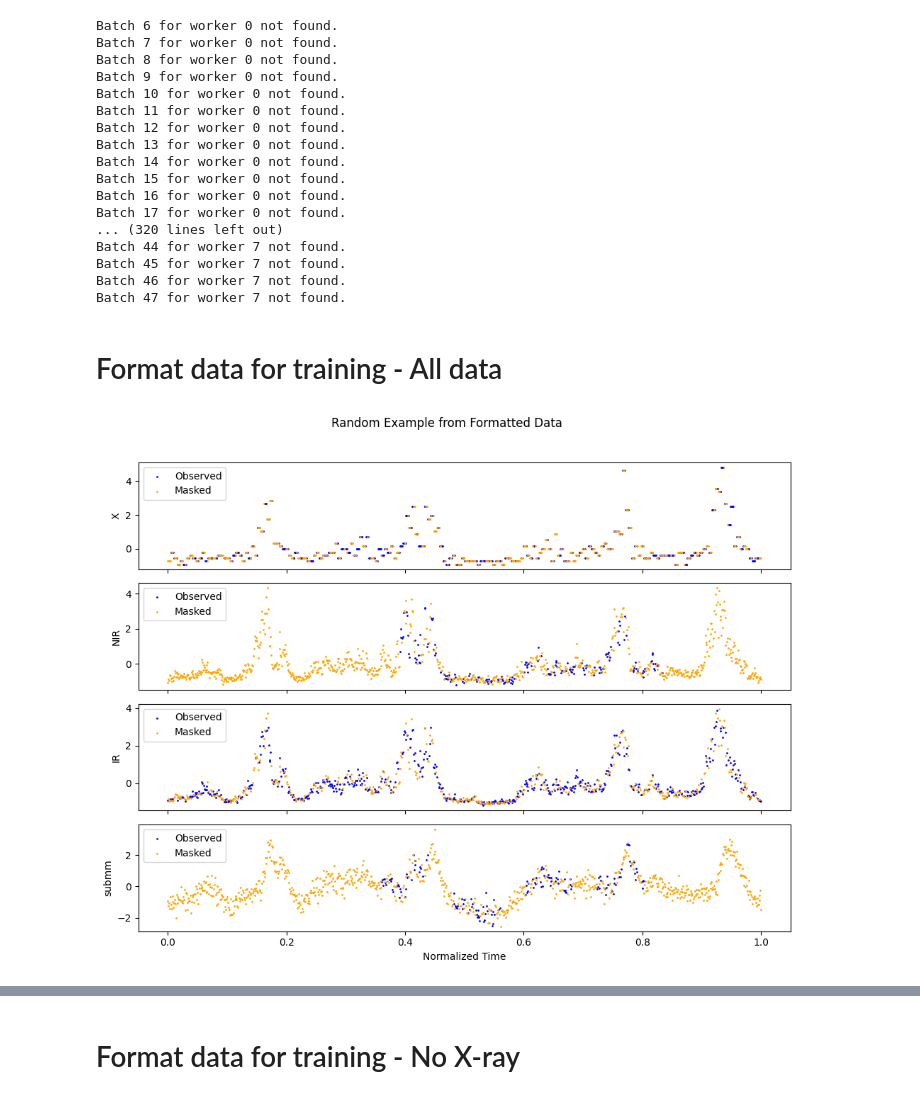
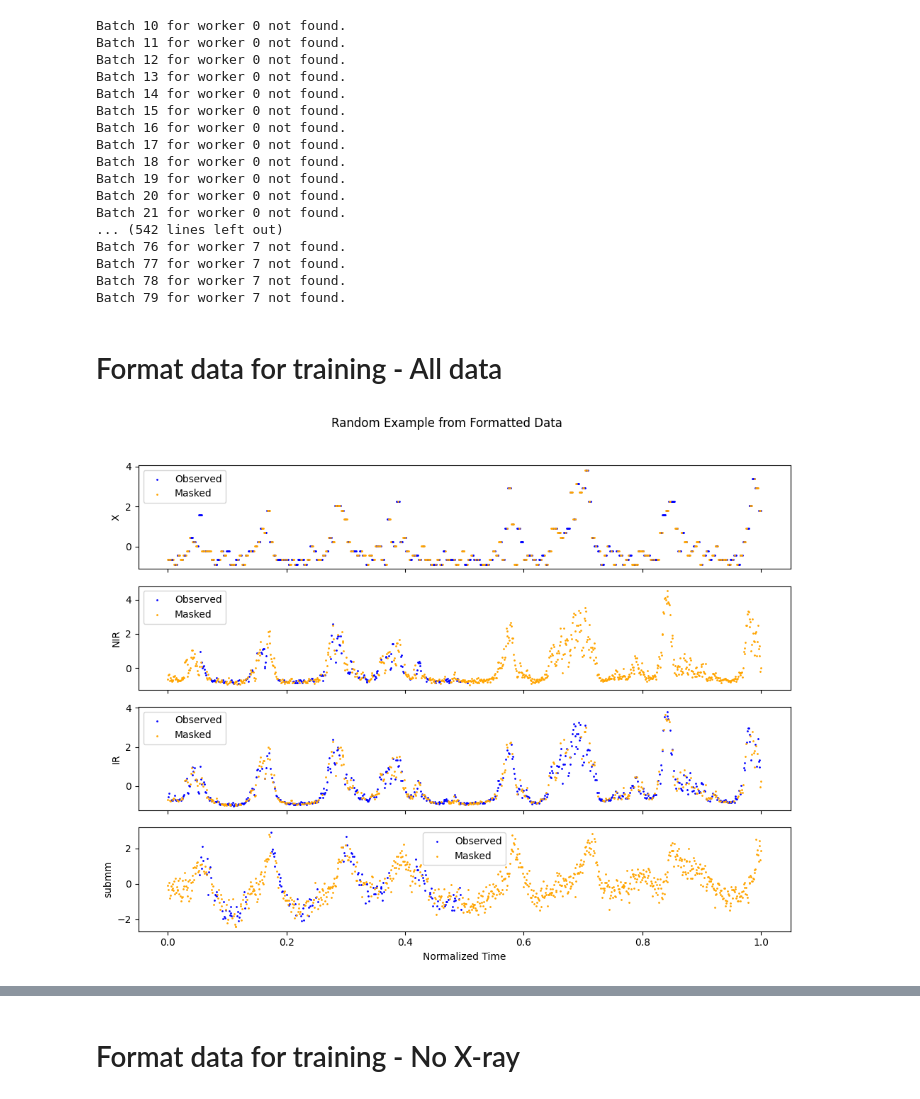
Before and after one commit to GabrielSasseville01/SgrA_Interpolation, a Jupyter notebook: Simulations/create_dataset.ipynb, the cells around one changed output, grey strips where cells are left out. Saved outputs shown, nothing was run; the diff lists cells and outputs as text; code cells hidden in the pictures.

```diff
--- a/Simulations/create_dataset.ipynb
+++ b/Simulations/create_dataset.ipynb
@@ -9,17 +9,13 @@ import parallel_simulation as sim
 from create_dataset import SimulationData as simData
 # %%
 num_workers = 8
-batches_per_worker = 6
+batches_per_worker = 10
 batch_size = 50
 num_simulations = num_workers * batches_per_worker * batch_size
 num_batches = num_simulations // batch_size + (1 if num_simulations % batch_size != 0 else 0)
 
 all_data = sim.Simulation.load_all_data(num_batches, num_workers)
 # %% [output]
-Batch 6 for worker 0 not found.
-Batch 7 for worker 0 not found.
-Batch 8 for worker 0 not found.
-Batch 9 for worker 0 not found.
 Batch 10 for worker 0 not found.
 Batch 11 for worker 0 not found.
 Batch 12 for worker 0 not found.
@@ -28,24 +24,30 @@ Batch 14 for worker 0 not found.
 Batch 15 for worker 0 not found.
 Batch 16 for worker 0 not found.
 Batch 17 for worker 0 not found.
-... (320 lines left out)
-Batch 44 for worker 7 not found.
-Batch 45 for worker 7 not found.
-Batch 46 for worker 7 not found.
-Batch 47 for worker 7 not found.
+Batch 18 for worker 0 not found.
+Batch 19 for worker 0 not found.
+Batch 20 for worker 0 not found.
+Batch 21 for worker 0 not found.
+... (542 lines left out)
+Batch 76 for worker 7 not found.
+Batch 77 for worker 7 not found.
+Batch 78 for worker 7 not found.
+Batch 79 for worker 7 not found.
 # %% [markdown]
 # Format data for training - All data
 # %%
-filename = 'sgra.npz'
+filename = 'sgra'
 keys = ['X', 'NIR', 'IR', 'submm']
+model = 'triplet'
 
 simdata = simData(all_data)
 
 simdata.standardize()
 simdata.mask_data(noise=0.2)
-simdata.create_tripletformer_data(filename, keys=keys)
+simdata.create_data(filename, keys=keys, model=model)
 
 # Usage
-simdata.plot_random_example(filename, keys=keys)
+sim_number = 20
+simdata.plot_random_example(filename, keys=keys, model=model, sim_number=20)
 # %% [output]
-[figure, old version]
+[figure, new version]
```
Also changed, not shown: parts of 11 cells of this notebook, 1 other file.
